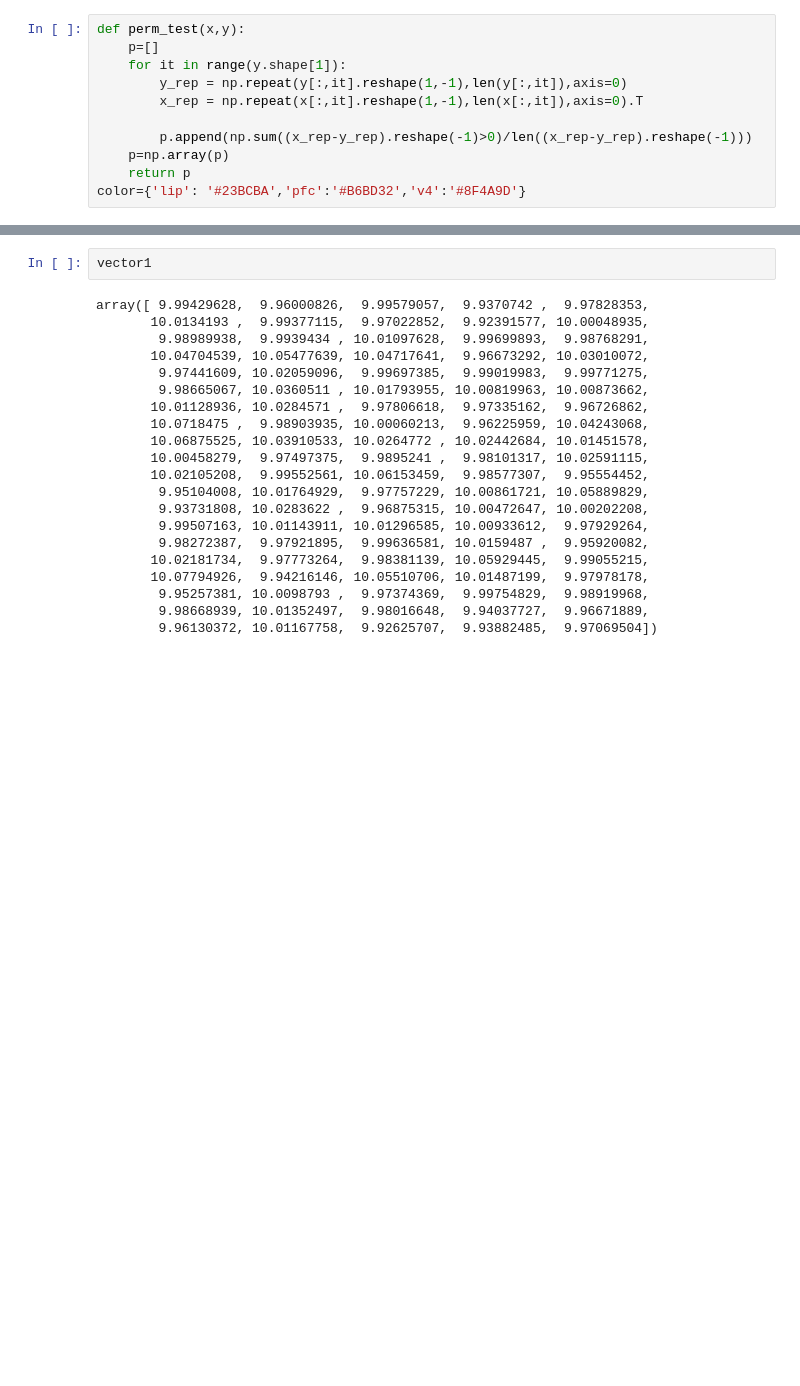
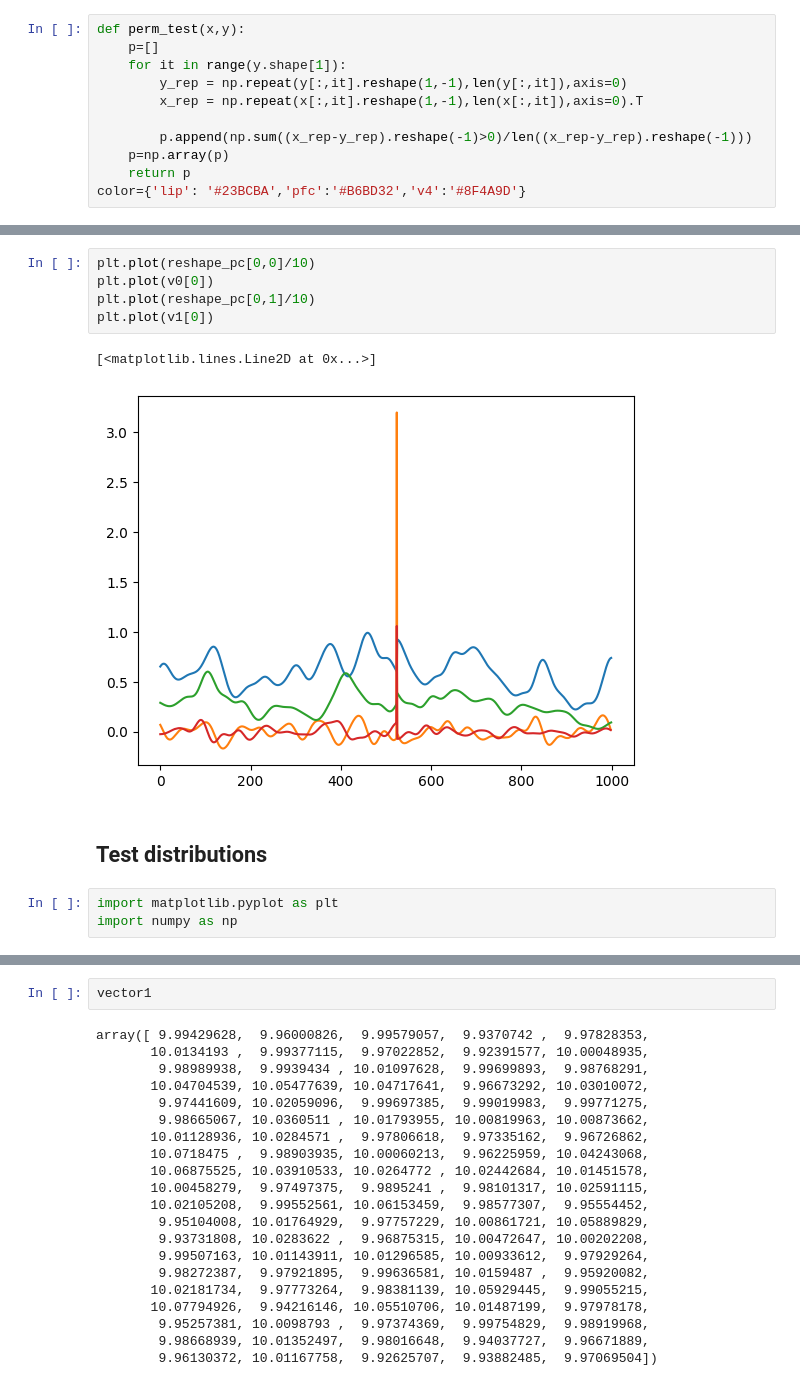
Before and after one commit to Ibos-lab/Users, a Jupyter notebook: losadac/population_distance/population_distance.ipynb, the cells around one changed output, grey strips where cells are left out. Saved outputs shown, nothing was run; the diff lists cells and outputs as text; blank space fills up the shorter version.

```diff
--- a/losadac/population_distance/population_distance.ipynb
+++ b/losadac/population_distance/population_distance.ipynb
@@ -834 +1113,14 @@ plt.plot(np.array(pp).reshape(-1))
+# %%
+plt.plot(reshape_pc[0,0]/10)
+plt.plot(v0[0])
+plt.plot(reshape_pc[0,1]/10)
+plt.plot(v1[0])
+# %% [output]
+[<matplotlib.lines.Line2D at 0x...>]
+[figure, added]
+# %% [markdown]
+## Test distributions
+# %%
+import matplotlib.pyplot as plt
+import numpy as np
 # %%
```
Also changed, not shown: parts of 46 cells of this notebook, 4 other files.
